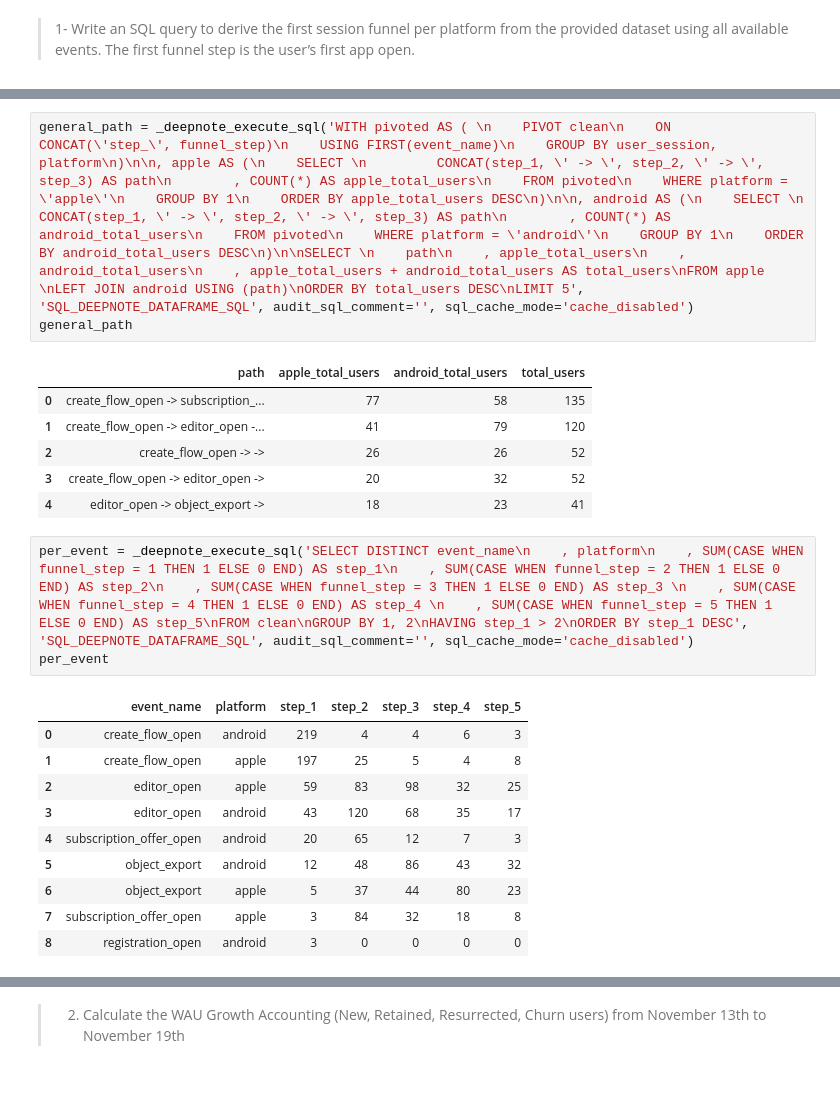
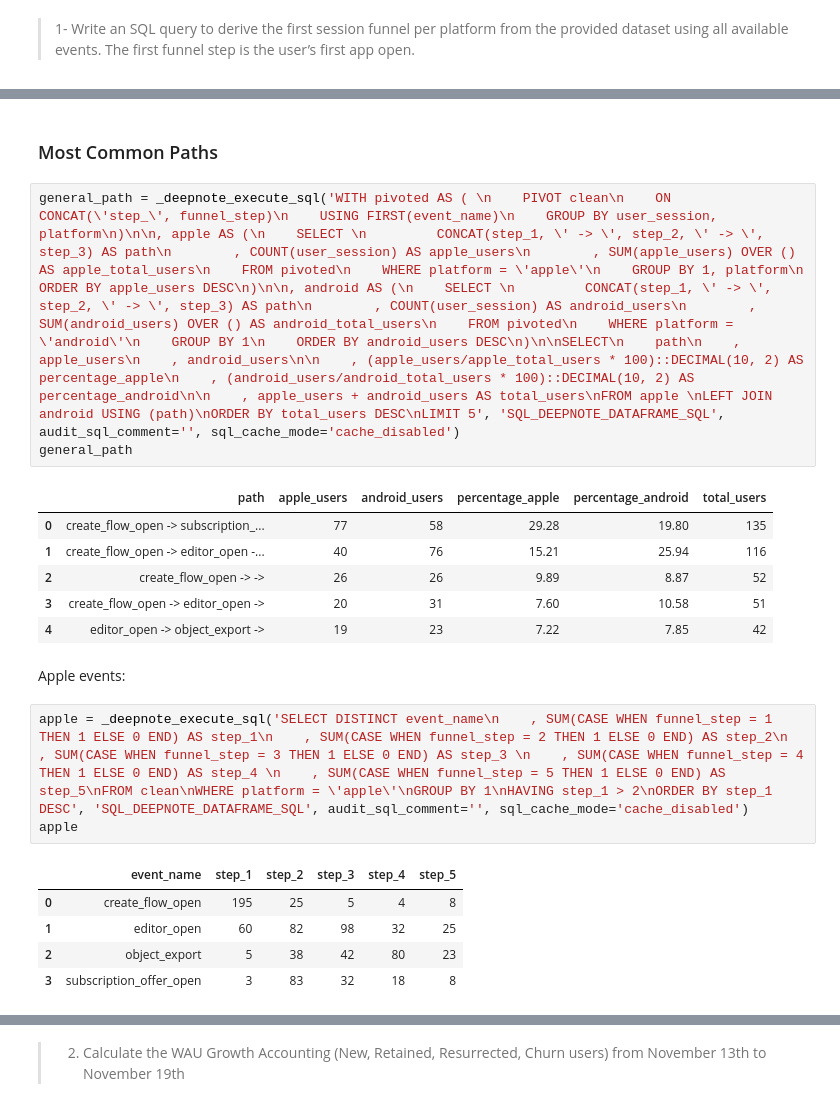
Before and after one commit to camiladwa/case_study, a Jupyter notebook: growth_case_study/growth_case_study.ipynb, the cells around one changed output, grey strips where cells are left out. Cells and saved outputs as stored; diff of their text form; blank space fills up the shorter version.

Commit message:
Camila's version
This commit was created by Deepnote. Project url: https://deepnote.com/project/ea0dd5ec-7a99-4815-85b5-15ffe4204711

```diff
--- a/growth_case_study/growth_case_study.ipynb
+++ b/growth_case_study/growth_case_study.ipynb
@@ -138,24 +138,23 @@ clean
+# %% [markdown]
+### Most Common Paths
 # %%
-general_path = _deepnote_execute_sql('WITH pivoted AS ( \n    PIVOT clean\n    ON CONCAT(\'step_\', funnel_step)\n    USING FIRST(event_name)\n    GROUP BY user_session, platform\n)\n\n, apple AS (\n    SELECT \n         CONCAT(step_1, \' -> \', step_2, \' -> \', step_3) AS path\n        , COUNT(*) AS apple_total_users\n    FROM pivoted\n    WHERE platform = \'apple\'\n    GROUP BY 1\n    ORDER BY apple_total_users DESC\n)\n\n, android AS (\n    SELECT \n         CONCAT(step_1, \' -> \', step_2, \' -> \', step_3) AS path\n        , COUNT(*) AS android_total_users\n    FROM pivoted\n    WHERE platform = \'android\'\n    GROUP BY 1\n    ORDER BY android_total_users DESC\n)\n\nSELECT \n    path\n    , apple_total_users\n    , android_total_users\n    , apple_total_users + android_total_users AS total_users\nFROM apple \nLEFT JOIN android USING (path)\nORDER BY total_users DESC\nLIMIT 5', 'SQL_DEEPNOTE_DATAFRAME_SQL', audit_sql_comment='', sql_cache_mode='cache_disabled')
+general_path = _deepnote_execute_sql('WITH pivoted AS ( \n    PIVOT clean\n    ON CONCAT(\'step_\', funnel_step)\n    USING FIRST(event_name)\n    GROUP BY user_session, platform\n)\n\n, apple AS (\n    SELECT \n         CONCAT(step_1, \' -> \', step_2, \' -> \', step_3) AS path\n        , COUNT(user_session) AS apple_users\n        , SUM(apple_users) OVER () AS apple_total_users\n    FROM pivoted\n    WHERE platform = \'apple\'\n    GROUP BY 1, platform\n    ORDER BY apple_users DESC\n)\n\n, android AS (\n    SELECT \n         CONCAT(step_1, \' -> \', step_2, \' -> \', step_3) AS path\n        , COUNT(user_session) AS android_users\n        , SUM(android_users) OVER () AS android_total_users\n    FROM pivoted\n    WHERE platform = \'android\'\n    GROUP BY 1\n    ORDER BY android_users DESC\n)\n\nSELECT\n    path\n    , apple_users\n    , android_users\n\n    , (apple_users/apple_total_users * 100)::DECIMAL(10, 2) AS percentage_apple\n    , (android_users/android_total_users * 100)::DECIMAL(10, 2) AS percentage_android\n\n    , apple_users + android_users AS total_users\nFROM apple \nLEFT JOIN android USING (path)\nORDER BY total_users DESC\nLIMIT 5', 'SQL_DEEPNOTE_DATAFRAME_SQL', audit_sql_comment='', sql_cache_mode='cache_disabled')
 general_path
 # %% [output]
-|  | path | apple_total_users | android_total_users | total_users |
-| 0 | create_flow_open -> subscription_... | 77 | 58 | 135 |
-| 1 | create_flow_open -> editor_open -... | 41 | 79 | 120 |
-| 2 | create_flow_open -> -> | 26 | 26 | 52 |
-| 3 | create_flow_open -> editor_open -> | 20 | 32 | 52 |
-| 4 | editor_open -> object_export -> | 18 | 23 | 41 |
+|  | path | apple_users | android_users | percentage_apple | percentage_android | total_users |
+| 0 | create_flow_open -> subscription_... | 77 | 58 | 29.28 | 19.80 | 135 |
+| 1 | create_flow_open -> editor_open -... | 40 | 76 | 15.21 | 25.94 | 116 |
+| 2 | create_flow_open -> -> | 26 | 26 | 9.89 | 8.87 | 52 |
+| 3 | create_flow_open -> editor_open -> | 20 | 31 | 7.60 | 10.58 | 51 |
+| 4 | editor_open -> object_export -> | 19 | 23 | 7.22 | 7.85 | 42 |
+# %% [markdown]
+Apple events:
 # %%
-per_event = _deepnote_execute_sql('SELECT DISTINCT event_name\n    , platform\n    , SUM(CASE WHEN funnel_step = 1 THEN 1 ELSE 0 END) AS step_1\n    , SUM(CASE WHEN funnel_step = 2 THEN 1 ELSE 0 END) AS step_2\n    , SUM(CASE WHEN funnel_step = 3 THEN 1 ELSE 0 END) AS step_3 \n    , SUM(CASE WHEN funnel_step = 4 THEN 1 ELSE 0 END) AS step_4 \n    , SUM(CASE WHEN funnel_step = 5 THEN 1 ELSE 0 END) AS step_5\nFROM clean\nGROUP BY 1, 2\nHAVING step_1 > 2\nORDER BY step_1 DESC', 'SQL_DEEPNOTE_DATAFRAME_SQL', audit_sql_comment='', sql_cache_mode='cache_disabled')
-per_event
+apple = _deepnote_execute_sql('SELECT DISTINCT event_name\n    , SUM(CASE WHEN funnel_step = 1 THEN 1 ELSE 0 END) AS step_1\n    , SUM(CASE WHEN funnel_step = 2 THEN 1 ELSE 0 END) AS step_2\n    , SUM(CASE WHEN funnel_step = 3 THEN 1 ELSE 0 END) AS step_3 \n    , SUM(CASE WHEN funnel_step = 4 THEN 1 ELSE 0 END) AS step_4 \n    , SUM(CASE WHEN funnel_step = 5 THEN 1 ELSE 0 END) AS step_5\nFROM clean\nWHERE platform = \'apple\'\nGROUP BY 1\nHAVING step_1 > 2\nORDER BY step_1 DESC', 'SQL_DEEPNOTE_DATAFRAME_SQL', audit_sql_comment='', sql_cache_mode='cache_disabled')
+apple
 # %% [output]
-|  | event_name | platform | step_1 | step_2 | step_3 | step_4 | step_5 |
-| 0 | create_flow_open | android | 219 | 4 | 4 | 6 | 3 |
-| 1 | create_flow_open | apple | 197 | 25 | 5 | 4 | 8 |
-| 2 | editor_open | apple | 59 | 83 | 98 | 32 | 25 |
-| 3 | editor_open | android | 43 | 120 | 68 | 35 | 17 |
-| 4 | subscription_offer_open | android | 20 | 65 | 12 | 7 | 3 |
-| 5 | object_export | android | 12 | 48 | 86 | 43 | 32 |
-| 6 | object_export | apple | 5 | 37 | 44 | 80 | 23 |
-| 7 | subscription_offer_open | apple | 3 | 84 | 32 | 18 | 8 |
-| 8 | registration_open | android | 3 | 0 | 0 | 0 | 0 |
+|  | event_name | step_1 | step_2 | step_3 | step_4 | step_5 |
+| 0 | create_flow_open | 195 | 25 | 5 | 4 | 8 |
+| 1 | editor_open | 60 | 82 | 98 | 32 | 25 |
+| 2 | object_export | 5 | 38 | 42 | 80 | 23 |
+| 3 | subscription_offer_open | 3 | 83 | 32 | 18 | 8 |
```
Also changed, not shown: parts of 30 cells of this notebook.
